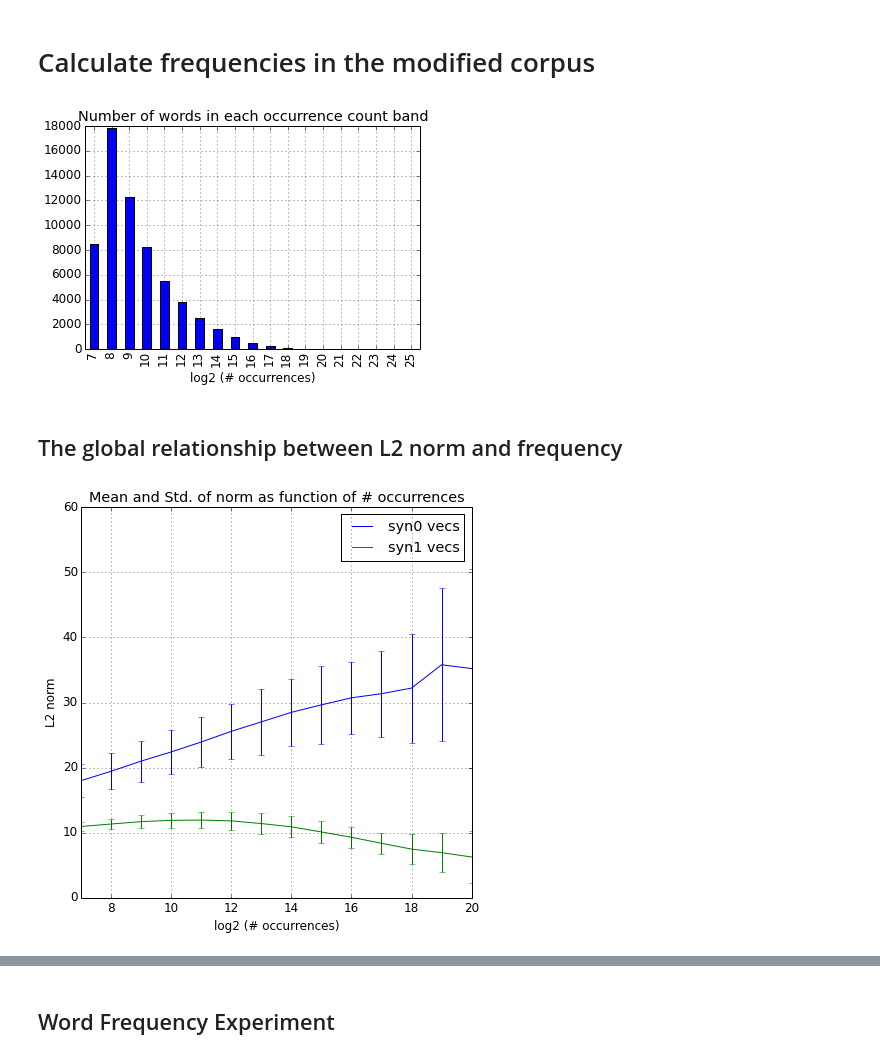
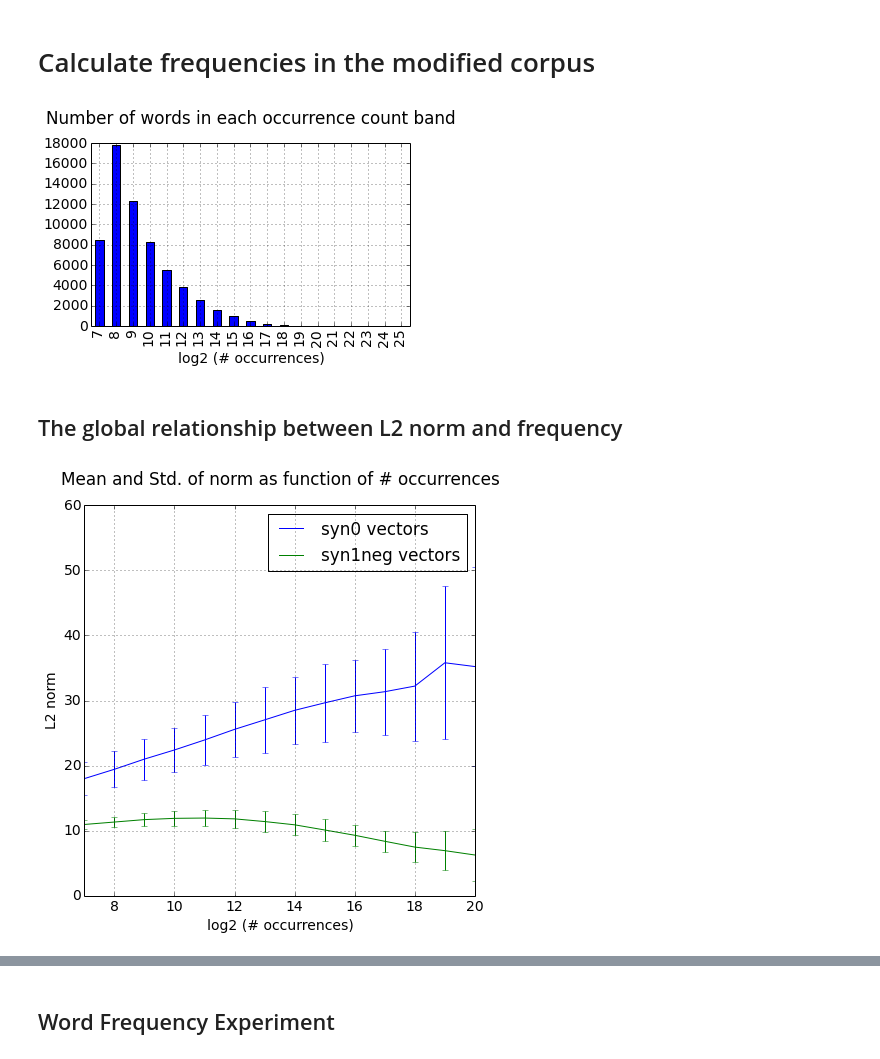
Before and after one commit to benjaminwilson/word2vec-norm-experiments, a Jupyter notebook: analysis.ipynb, the cells around one changed output, grey strips where cells are left out. Cells and saved outputs as stored; diff of their text form; code cells hidden in the pictures.

```diff
--- a/analysis.ipynb
+++ b/analysis.ipynb
@@ -12,7 +12,7 @@ filenames = dict()
 execfile('filenames.sh', filenames)
 
 %matplotlib inline
-matplotlib.rcParams.update({'font.size': 12})
+matplotlib.rcParams.update({'font.size': 14})
 # %%
 def read_words(filename):
     with file(filename) as f:
@@ -46,11 +46,13 @@ stats.L2_norm_syn1neg.name = 'L2 norm (syn1neg)'
 # %%
 band_counts = stats.occurrences_band.dropna().value_counts().sort_index()
 band_counts.index.name = 'log2 (# occurrences)'
 
-_ = band_counts.plot(kind='bar', title='Number of words in each occurrence count band')
+_ = band_counts.plot(kind='bar')
+plt.title('Number of words in each occurrence count band', y=1.08)
+plt.tight_layout()
 plt.savefig('occurrence-histogram.eps')
 # %% [output]
-[figure, old version]
+[figure, new version]
 # %% [markdown]
 ## The global relationship between L2 norm and frequency
 # %%
@@ -64,17 +66,17 @@ means = band_gb.L2_norm_syn1neg.mean()
 errors = band_gb.L2_norm_syn1neg.std()
 ax = means.plot(yerr=errors, figsize=(7,7))
 
-_ = ax.set_title('Mean and Std. of norm as function of # occurrences')
 _ = ax.set_xlim(7, 20)
 _ = ax.set_ylim(0, 60)
 
 _ = ax.set_xlabel('log2 (# occurrences)')
 _ = ax.set_ylabel('L2 norm')
 
-plt.legend(['syn0 vecs', 'syn1 vecs'])
+plt.title('Mean and Std. of norm as function of # occurrences', y=1.04)
+plt.legend(['syn0 vectors', 'syn1neg vectors'])
 plt.savefig('frequency-norm-graph.eps')
 # %% [output]
-[figure, old version]
+[figure, new version]
 # %%
 # scatter plot of syn0 norm vs frequency for a sample of ordinary (non-experiment-) words
 fig = plt.figure(figsize=(16, 8))
```
Also changed, not shown: parts of 14 cells of this notebook, 2 other files.
